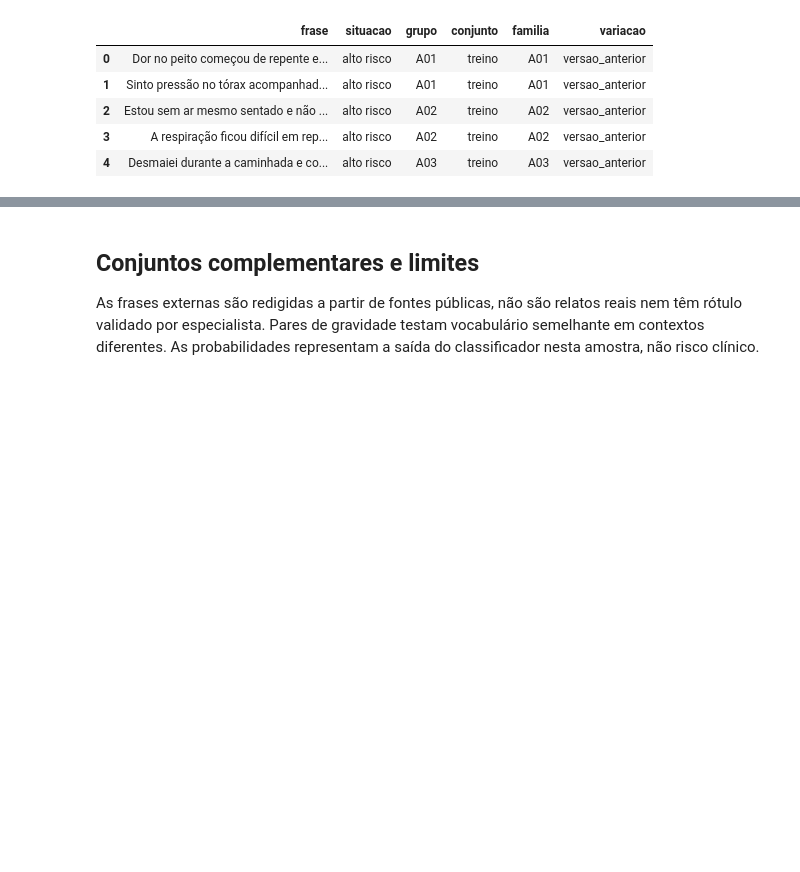
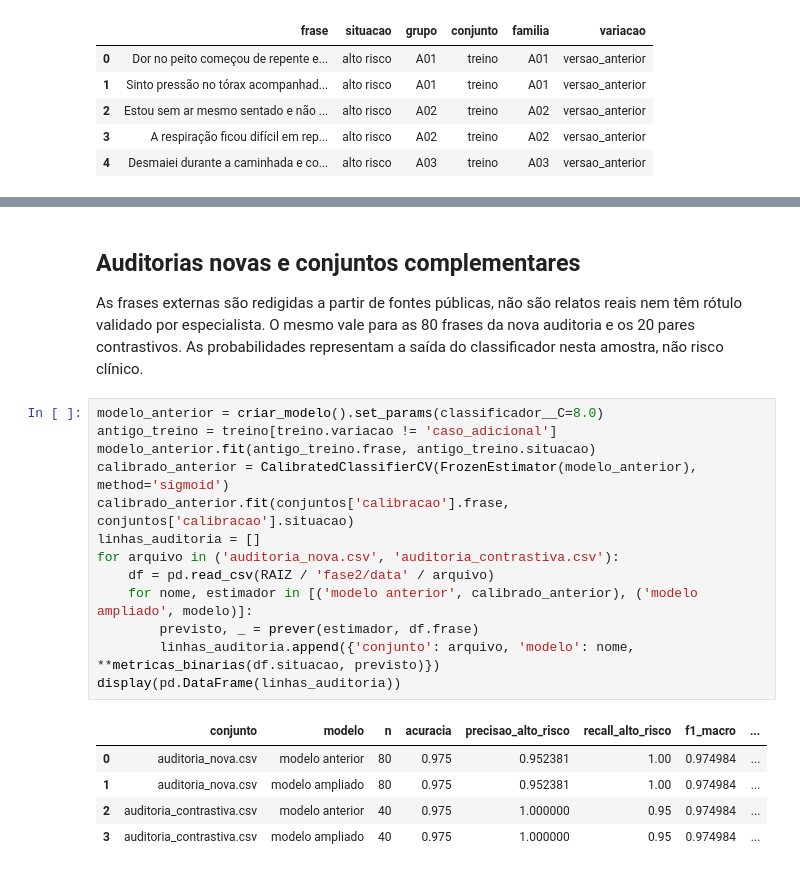
Before and after one commit to marcus-vlgarcia/cardioia, a Jupyter notebook: fase2/notebooks/classificador_risco.ipynb, the cells around one changed output, grey strips where cells are left out. Saved outputs shown, nothing was run; the diff lists cells and outputs as text; blank space fills up the shorter version.

```diff
--- a/fase2/notebooks/classificador_risco.ipynb
+++ b/fase2/notebooks/classificador_risco.ipynb
@@ -136,7 +134,26 @@ display(teste[~teste.acerto][['familia', 'variacao', 'frase', 'situacao', 'predi
 # %% [markdown]
-## Conjuntos complementares e limites
+## Auditorias novas e conjuntos complementares
 
-As frases externas são redigidas a partir de fontes públicas, não são relatos reais nem têm rótulo validado por especialista. Pares de gravidade testam vocabulário semelhante em contextos diferentes. As probabilidades representam a saída do classificador nesta amostra, não risco clínico.
+As frases externas são redigidas a partir de fontes públicas, não são relatos reais nem têm rótulo validado por especialista. O mesmo vale para as 80 frases da nova auditoria e os 20 pares contrastivos. As probabilidades representam a saída do classificador nesta amostra, não risco clínico.
+# %%
+modelo_anterior = criar_modelo().set_params(classificador__C=8.0)
+antigo_treino = treino[treino.variacao != 'caso_adicional']
+modelo_anterior.fit(antigo_treino.frase, antigo_treino.situacao)
+calibrado_anterior = CalibratedClassifierCV(FrozenEstimator(modelo_anterior), method='sigmoid')
+calibrado_anterior.fit(conjuntos['calibracao'].frase, conjuntos['calibracao'].situacao)
+linhas_auditoria = []
+for arquivo in ('auditoria_nova.csv', 'auditoria_contrastiva.csv'):
+    df = pd.read_csv(RAIZ / 'fase2/data' / arquivo)
+    for nome, estimador in [('modelo anterior', calibrado_anterior), ('modelo ampliado', modelo)]:
+        previsto, _ = prever(estimador, df.frase)
+        linhas_auditoria.append({'conjunto': arquivo, 'modelo': nome, **metricas_binarias(df.situacao, previsto)})
+display(pd.DataFrame(linhas_auditoria))
+# %% [output]
+|  | conjunto | modelo | n | acuracia | precisao_alto_risco | recall_alto_risco | f1_macro | ... |
+| 0 | auditoria_nova.csv | modelo anterior | 80 | 0.975 | 0.952381 | 1.00 | 0.974984 | ... |
+| 1 | auditoria_nova.csv | modelo ampliado | 80 | 0.975 | 0.952381 | 1.00 | 0.974984 | ... |
+| 2 | auditoria_contrastiva.csv | modelo anterior | 40 | 0.975 | 1.000000 | 0.95 | 0.974984 | ... |
+| 3 | auditoria_contrastiva.csv | modelo ampliado | 40 | 0.975 | 1.000000 | 0.95 | 0.974984 | ... |
 # %%
 linhas = []
 for arquivo in ('avaliacao_externa.csv', 'pares_gravidade.csv', 'avaliacao_subgrupos.csv'):
```
Also changed, not shown: parts of 8 cells of this notebook, 34 other files.
